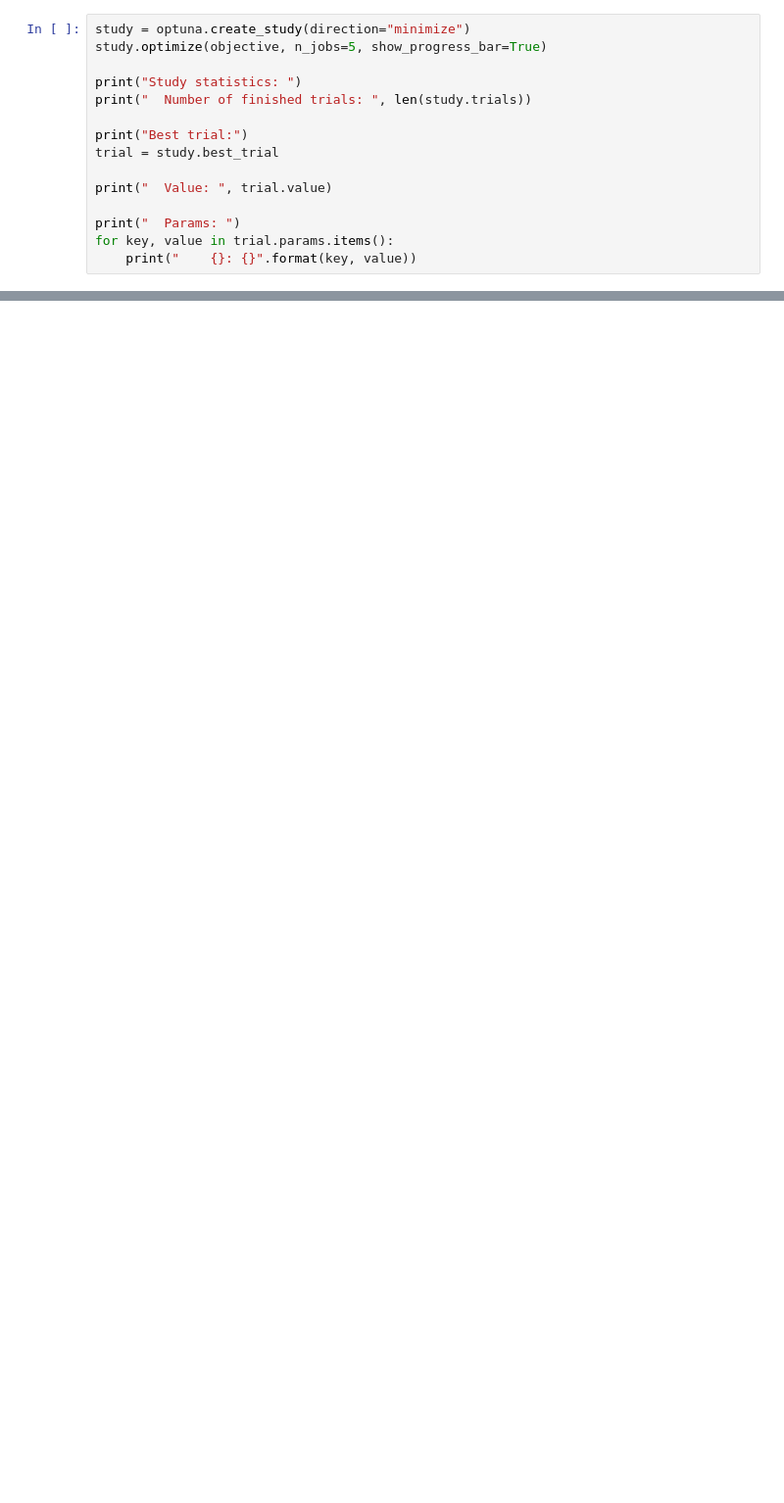
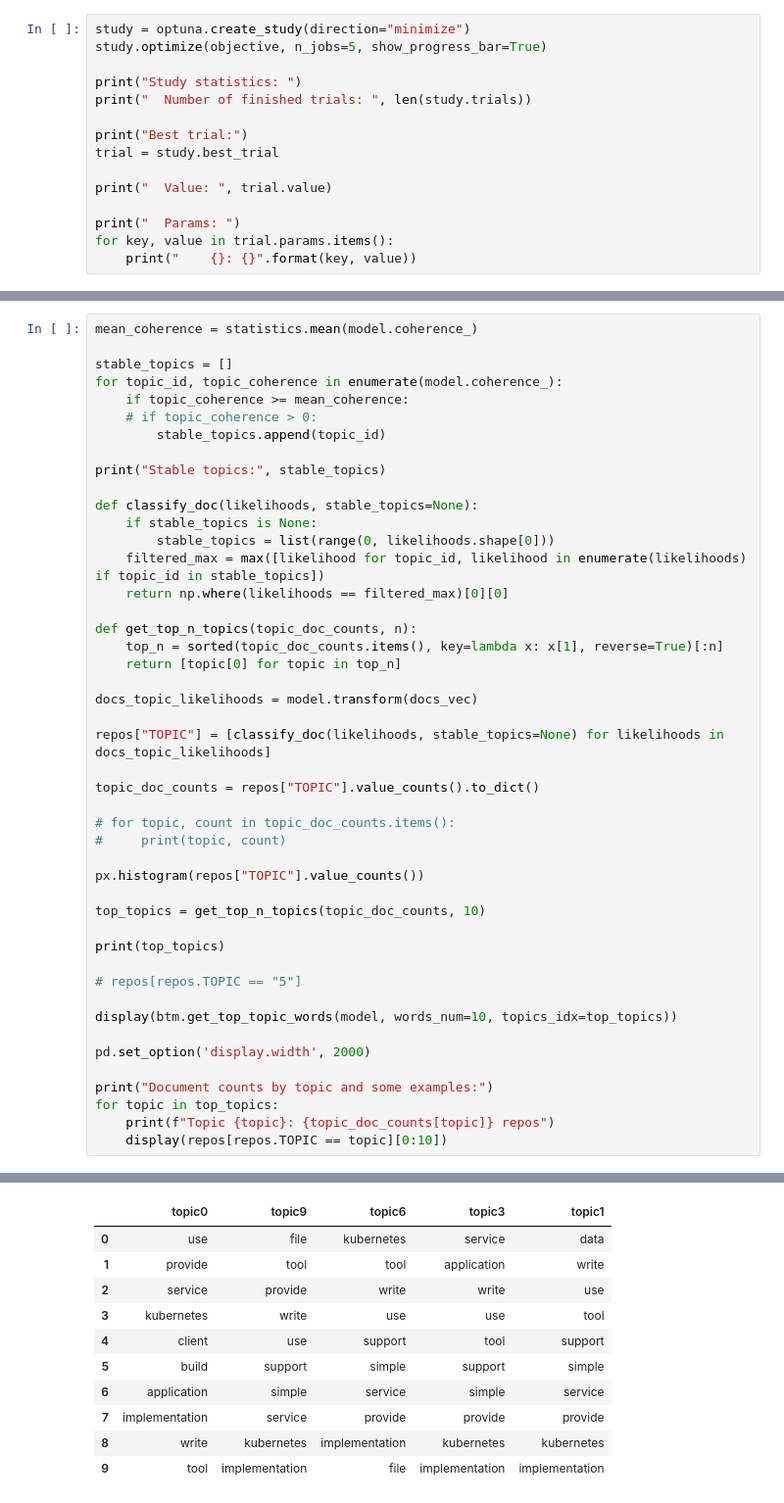
Before and after one commit to nathanbowness/MSR2023_MiningProject, a Jupyter notebook: biterm_test.ipynb, the cells around one changed output, grey strips where cells are left out. Shown: that part at 98% size. Drawn from its saved outputs; the diff is of its cells as text; blank space fills up the shorter version.

```diff
--- a/biterm_test.ipynb
+++ b/biterm_test.ipynb
@@ -127,0 +175,47 @@ p_zd.shape
+# %%
+mean_coherence = statistics.mean(model.coherence_)
+
+stable_topics = []
+for topic_id, topic_coherence in enumerate(model.coherence_):
+    if topic_coherence >= mean_coherence:
+    # if topic_coherence > 0:
+        stable_topics.append(topic_id)
+
+print("Stable topics:", stable_topics)
+
+def classify_doc(likelihoods, stable_topics=None):
+    if stable_topics is None:
+        stable_topics = list(range(0, likelihoods.shape[0]))
+    filtered_max = max([likelihood for topic_id, likelihood in enumerate(likelihoods) if topic_id in stable_topics])
+    return np.where(likelihoods == filtered_max)[0][0]
+
+def get_top_n_topics(topic_doc_counts, n):
+    top_n = sorted(topic_doc_counts.items(), key=lambda x: x[1], reverse=True)[:n]
+    return [topic[0] for topic in top_n]
+
+docs_topic_likelihoods = model.transform(docs_vec)
+
+repos["TOPIC"] = [classify_doc(likelihoods, stable_topics=None) for likelihoods in docs_topic_likelihoods]
+
+topic_doc_counts = repos["TOPIC"].value_counts().to_dict()
+
+# for topic, count in topic_doc_counts.items():
+#     print(topic, count)
+
+px.histogram(repos["TOPIC"].value_counts())
+
+top_topics = get_top_n_topics(topic_doc_counts, 10)
+
+print(top_topics)
+
+# repos[repos.TOPIC == "5"]
+
+display(btm.get_top_topic_words(model, words_num=10, topics_idx=top_topics))
+
+pd.set_option('display.width', 2000)
+
+print("Document counts by topic and some examples:")
+for topic in top_topics:
+    print(f"Topic {topic}: {topic_doc_counts[topic]} repos")
+    display(repos[repos.TOPIC == topic][0:10])
+# %% [output]
@@ -127,0 +224,11 @@ p_zd.shape
+|  | topic0 | topic9 | topic6 | topic3 | topic1 |
+| 0 | use | file | kubernetes | service | data |
+| 1 | provide | tool | tool | application | write |
+| 2 | service | provide | write | write | use |
+| 3 | kubernetes | write | use | use | tool |
+| 4 | client | use | support | tool | support |
+| 5 | build | support | simple | support | simple |
+| 6 | application | simple | service | simple | service |
+| 7 | implementation | service | provide | provide | provide |
+| 8 | write | kubernetes | implementation | kubernetes | kubernetes |
+| 9 | tool | implementation | file | implementation | implementation |
```
Also changed, not shown: parts of 12 cells of this notebook, 1 other file.
